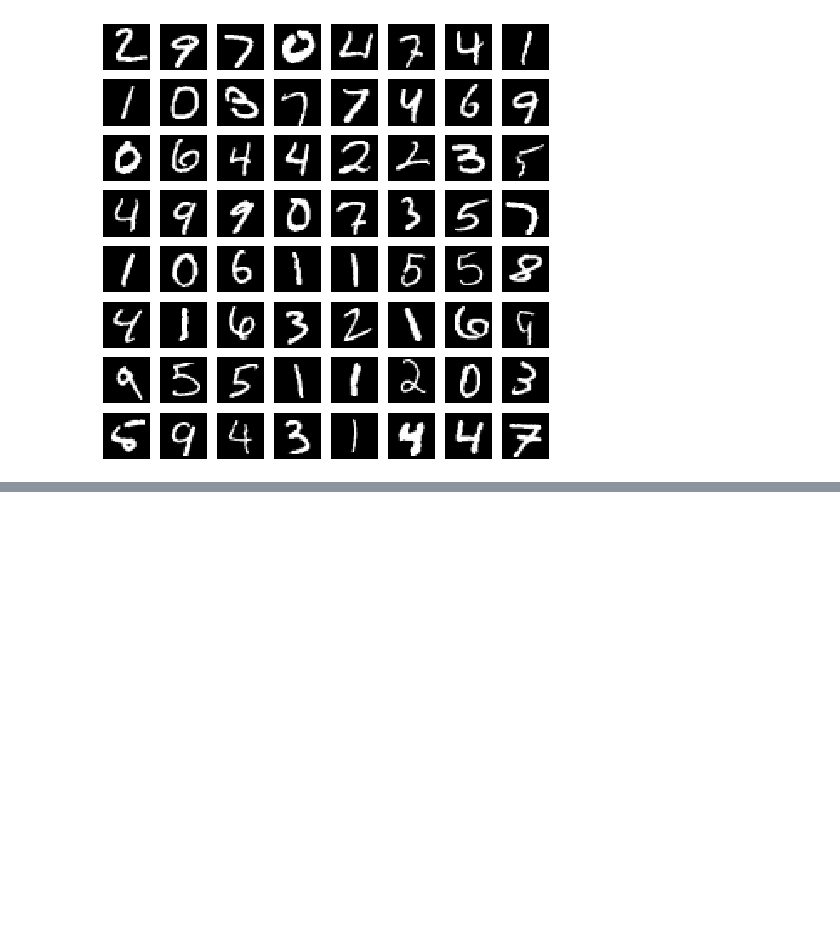
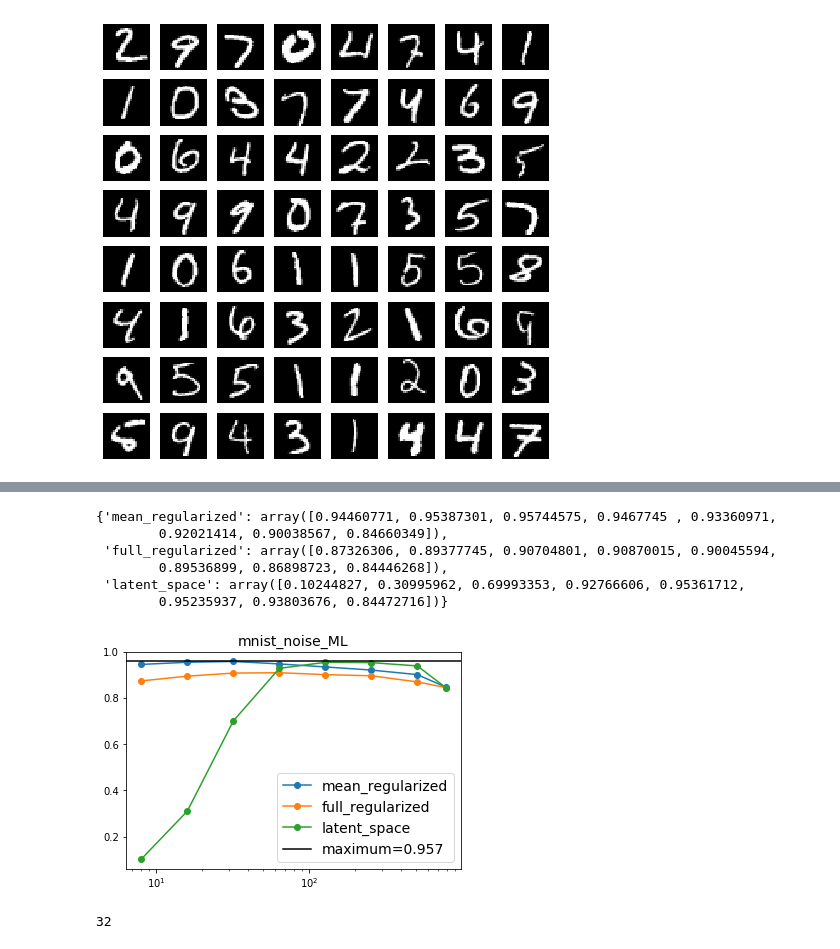
Before and after one commit to VMBoehm/pca-classifier, a Jupyter notebook: notebooks/ShrinkageExperimentsMNIST.ipynb, the cells around one changed output, grey strips where cells are left out. Cells and saved outputs as stored; diff of their text form; code cells hidden in the pictures; blank space fills up the shorter version.

```diff
--- a/notebooks/ShrinkageExperimentsMNIST.ipynb
+++ b/notebooks/ShrinkageExperimentsMNIST.ipynb
@@ -251,0 +241,27 @@ LinAlgError: singular matrix
+# %%
+results
+# %% [output]
+{'mean_regularized': array([0.94460771, 0.95387301, 0.95744575, 0.9467745 , 0.93360971,
+        0.92021414, 0.90038567, 0.84660349]),
+ 'full_regularized': array([0.87326306, 0.89377745, 0.90704801, 0.90870015, 0.90045594,
+        0.89536899, 0.86898723, 0.84446268]),
+ 'latent_space': array([0.10244827, 0.30995962, 0.69993353, 0.92766606, 0.95361712,
+        0.95235937, 0.93803676, 0.84472716])}
+# %%
+maximum = 0
+x_max   = 0
+plt.title(label,fontsize=14)
+for item in results.keys():
+    plt.semilogx(n_comps,results[item],label=item,marker='o')
+
+    x_max_ = np.argsort(results[item])[-1]
+    if results[item][x_max_]>maximum:
+        maximum=results[item][x_max_]
+        x_max  =n_comps[x_max_]
+plt.axhline(maximum,color='black',label='maximum=%.3f'%maximum)
+plt.legend(fontsize=14)
+plt.show()
+print(x_max)
+# %% [output]
+[figure, added]
+32
```
Also changed, not shown: parts of 7 cells of this notebook, 2 other files.
